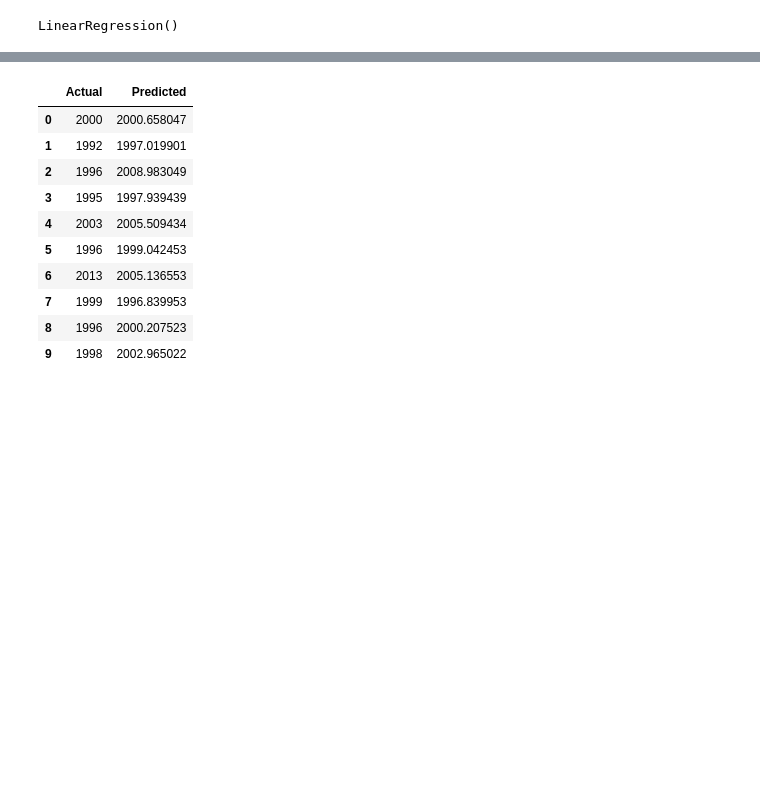
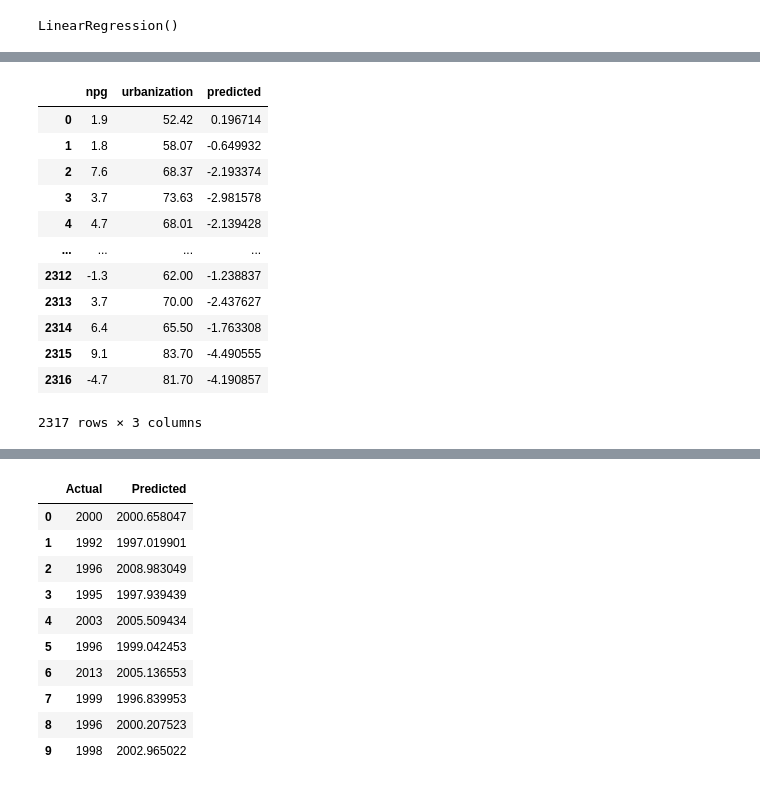
Before and after one commit to ArinaFedotova/APL.lab4, a Jupyter notebook: lab4.ipynb, the cells around one changed output, grey strips where cells are left out. Saved outputs shown, nothing was run; the diff lists cells and outputs as text; code cells hidden in the pictures; blank space fills up the shorter version.

```diff
--- a/lab4.ipynb
+++ b/lab4.ipynb
@@ -127 +172,17 @@ regressor.intercept_
+# %%
+df_urb_npg
+# %% [output]
+|  | npg | urbanization | predicted |
+| 0 | 1.9 | 52.42 | 0.196714 |
+| 1 | 1.8 | 58.07 | -0.649932 |
+| 2 | 7.6 | 68.37 | -2.193374 |
+| 3 | 3.7 | 73.63 | -2.981578 |
+| 4 | 4.7 | 68.01 | -2.139428 |
+| ... | ... | ... | ... |
+| 2312 | -1.3 | 62.00 | -1.238837 |
+| 2313 | 3.7 | 70.00 | -2.437627 |
+| 2314 | 6.4 | 65.50 | -1.763308 |
+| 2315 | 9.1 | 83.70 | -4.490555 |
+| 2316 | -4.7 | 81.70 | -4.190857 |
+2317 rows × 3 columns
 # %%
```
Also changed, not shown: parts of 16 cells of this notebook.
